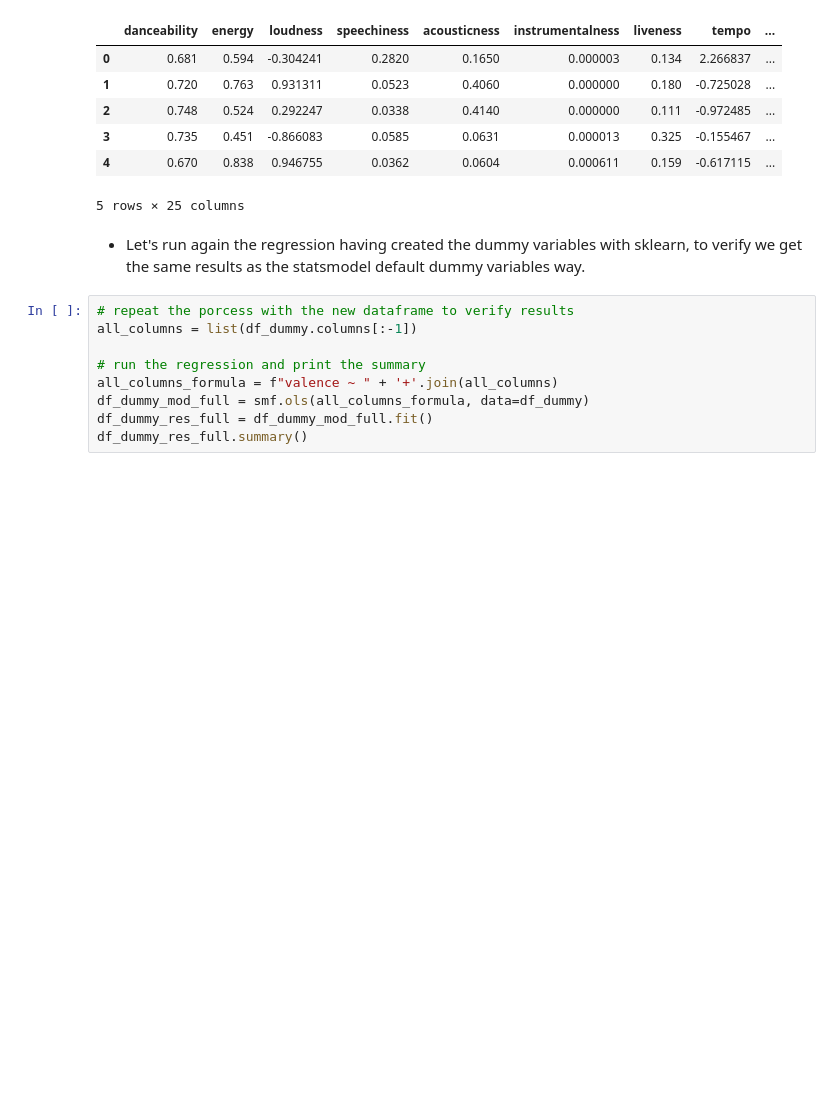
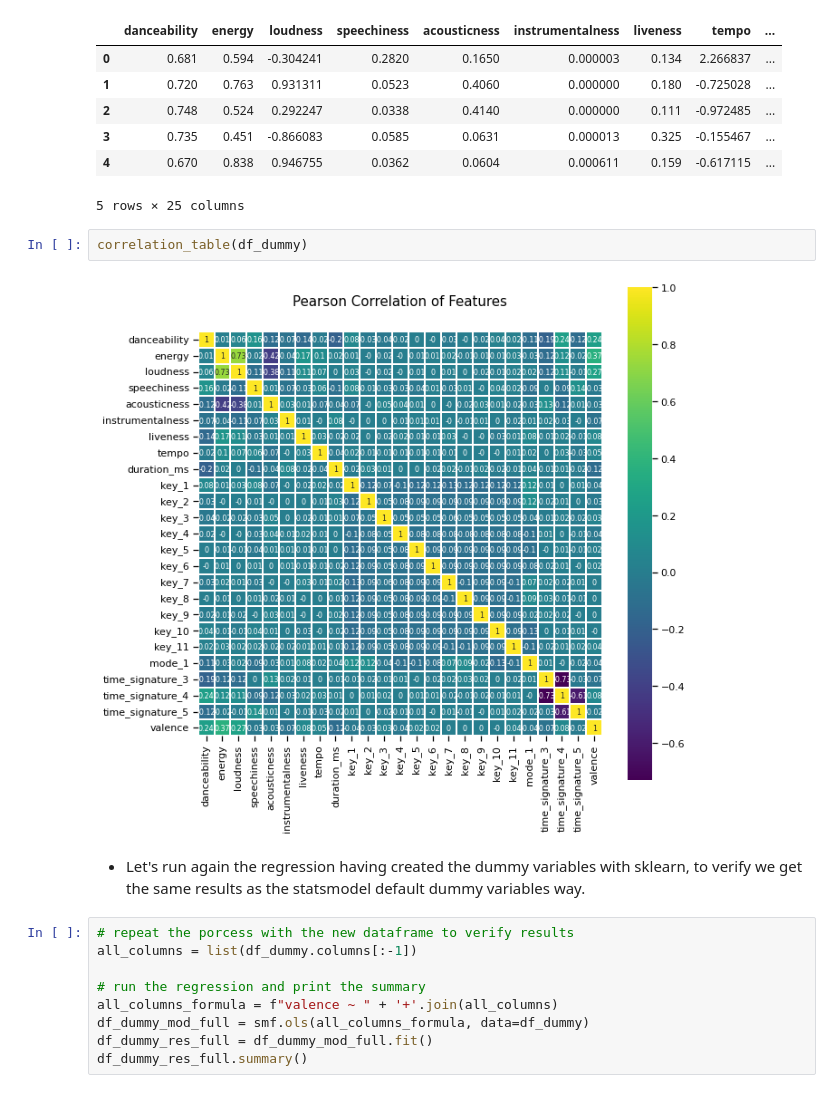
Before and after one commit to geo-chalk/spotify_valence, a Jupyter notebook: spotify_valence.ipynb, the cells around one changed output. Cells and saved outputs as stored; diff of their text form; blank space fills up the shorter version.

```diff
--- a/spotify_valence.ipynb
+++ b/spotify_valence.ipynb
@@ -501,6 +519,10 @@ df_dummy.head()
 | 3 | 0.735 | 0.451 | -0.866083 | 0.0585 | 0.0631 | 0.000013 | 0.325 | -0.155467 | ... |
 | 4 | 0.670 | 0.838 | 0.946755 | 0.0362 | 0.0604 | 0.000611 | 0.159 | -0.617115 | ... |
 5 rows × 25 columns
+# %%
+correlation_table(df_dummy)
+# %% [output]
+[figure, added]
 # %% [markdown]
 * Let's run again the regression having created the dummy variables with sklearn, to verify we get the same results as the statsmodel default dummy variables way.
 # %%
```
Also changed, not shown: parts of 23 cells of this notebook.
